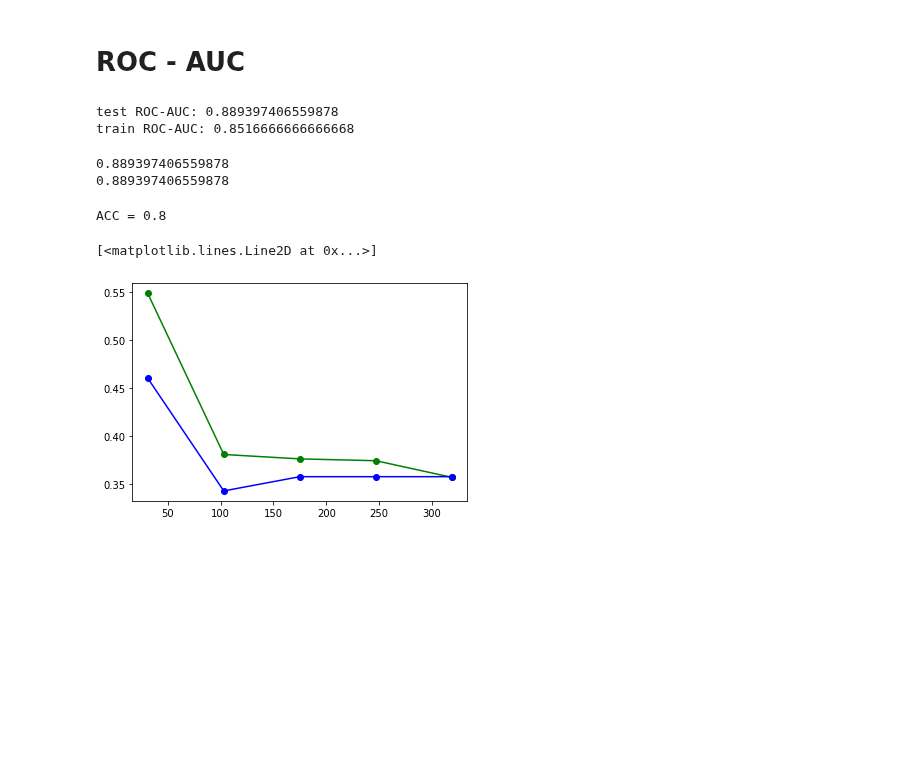
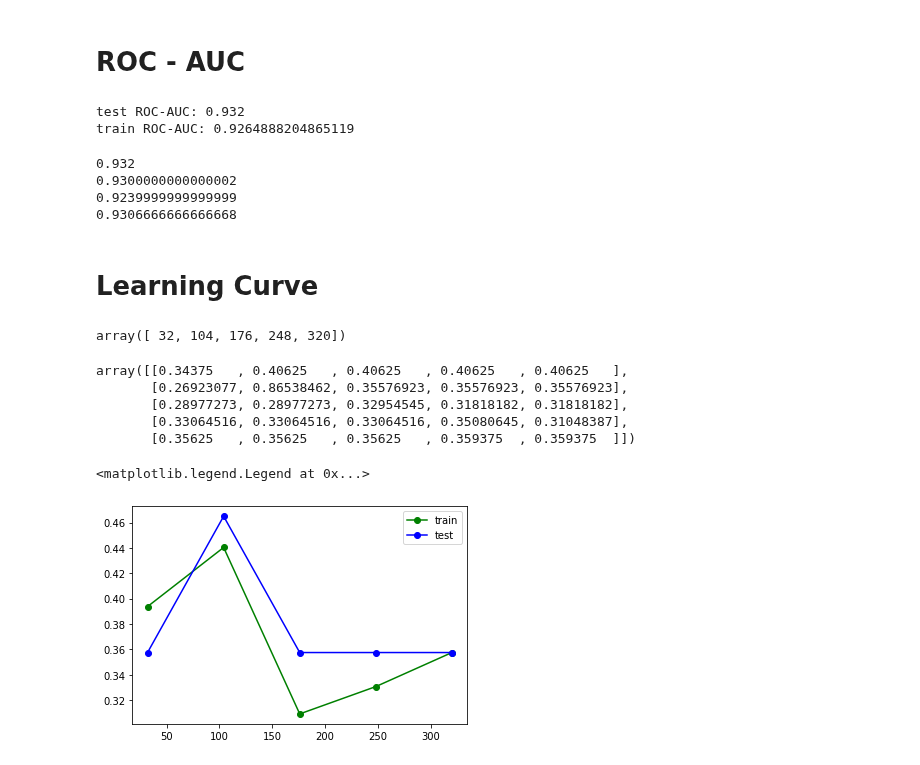
Before and after one commit to z-arabi/Machine-Learning, a Jupyter notebook: logistic_regression_3_performance_measurement.ipynb, the cells around one changed output. Saved outputs shown, nothing was run; the diff lists cells and outputs as text; code cells hidden in the pictures; blank space fills up the shorter version.

```diff
--- a/logistic_regression_3_performance_measurement.ipynb
+++ b/logistic_regression_3_performance_measurement.ipynb
@@ -484,15 +637,26 @@ train f1-score: 0.8130081300813008
 # %% [markdown]
 # ROC - AUC
-# %%
-h_test = clf.predict_proba(X_test)[:, 1]
-
-print('test ROC-AUC:', roc_auc_score(y_test, h_test))
-print('train ROC-AUC:', roc_auc_score(y_train, h_train))
-# %% [output]
-test ROC-AUC: 0.889397406559878
-train ROC-AUC: 0.8516666666666668
+# %%
+# change the threshold and find the TP and FP rate > like what we did
+# because of this loop unlike other metrics it needs the probability of classes not just classes
+# we need class 1 because more than threshold > the class is 1
+# we can't decide based on roc score > u have to compare it with others
+h_test = clf.predict_proba(X_test)[:, 1]
+h_train = clf.predict_proba(X_train)[:, 1]
+
+print('test ROC-AUC:', roc_auc_score(y_test, h_test))
+print('train ROC-AUC:', roc_auc_score(y_train, h_train))
+# %% [output]
+test ROC-AUC: 0.932
+train ROC-AUC: 0.9264888204865119
 # %%
-models = [LogisticRegression(class_weight='balanced'), LogisticRegression()]
+# balanced is better
+models = [
+          LogisticRegression(class_weight='balanced'),
+          LogisticRegression(),
+          LogisticRegression(C=0.00001),
+          LogisticRegression(C=100000)
+          ]
 
 for model in models:
     model.fit(X_train, y_train)
@@ -500,16 +664,12 @@ for model in models:
 
     print(roc_auc_score(y_test, h_test))
 # %% [output]
-0.889397406559878
-0.889397406559878
+0.932
+0.9300000000000002
+0.9239999999999999
+0.9306666666666668
-# %%
-p_test = model.predict_proba(X_test)[:, 1]
-
-th = 0.5
-h_test = (p_test > th)
-print('ACC =', np.mean(h_test == y_test))
-# %% [output]
-ACC = 0.8
+# %% [markdown]
+# Learning Curve
 # %%
 clf = LogisticRegression(class_weight='balanced')
 
@@ -516,7 +679,21 @@ clf = LogisticRegression(class_weight='balanced')
 train_sizes, train_score, test_score = learning_curve(clf, X, y, cv=5)
+# %%
+train_sizes
+# the number of data that used to train
+# %% [output]
+array([ 32, 104, 176, 248, 320])
+# %%
+train_score
+# %% [output]
+array([[0.34375   , 0.40625   , 0.40625   , 0.40625   , 0.40625   ],
+       [0.26923077, 0.86538462, 0.35576923, 0.35576923, 0.35576923],
+       [0.28977273, 0.28977273, 0.32954545, 0.31818182, 0.31818182],
+       [0.33064516, 0.33064516, 0.33064516, 0.35080645, 0.31048387],
+       [0.35625   , 0.35625   , 0.35625   , 0.359375  , 0.359375  ]])
 # %%
-plt.plot(train_sizes, train_score.mean(axis=1), 'go-')
-plt.plot(train_sizes, test_score.mean(axis=1), 'bo-')
+plt.plot(train_sizes, train_score.mean(axis=1), 'go-', label="train")
+plt.plot(train_sizes, test_score.mean(axis=1), 'bo-', label="test")
+plt.legend()
 # %% [output]
-[<matplotlib.lines.Line2D at 0x...>]
+<matplotlib.legend.Legend at 0x...>
-[figure, old version]
+[figure, new version]
```
Also changed, not shown: parts of 31 cells of this notebook.
